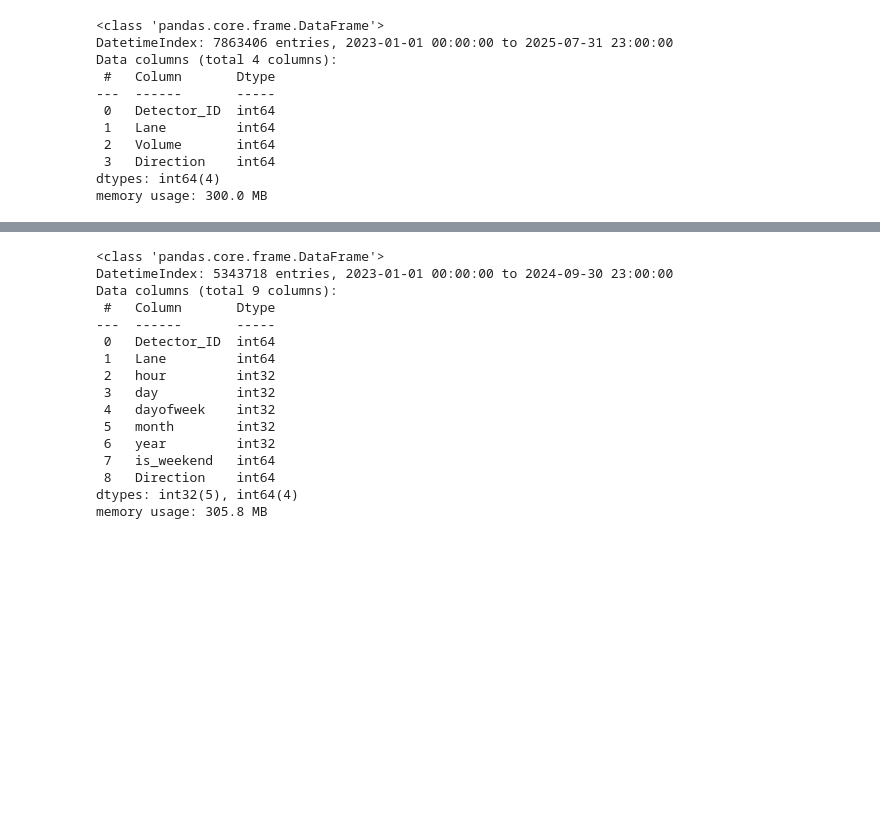
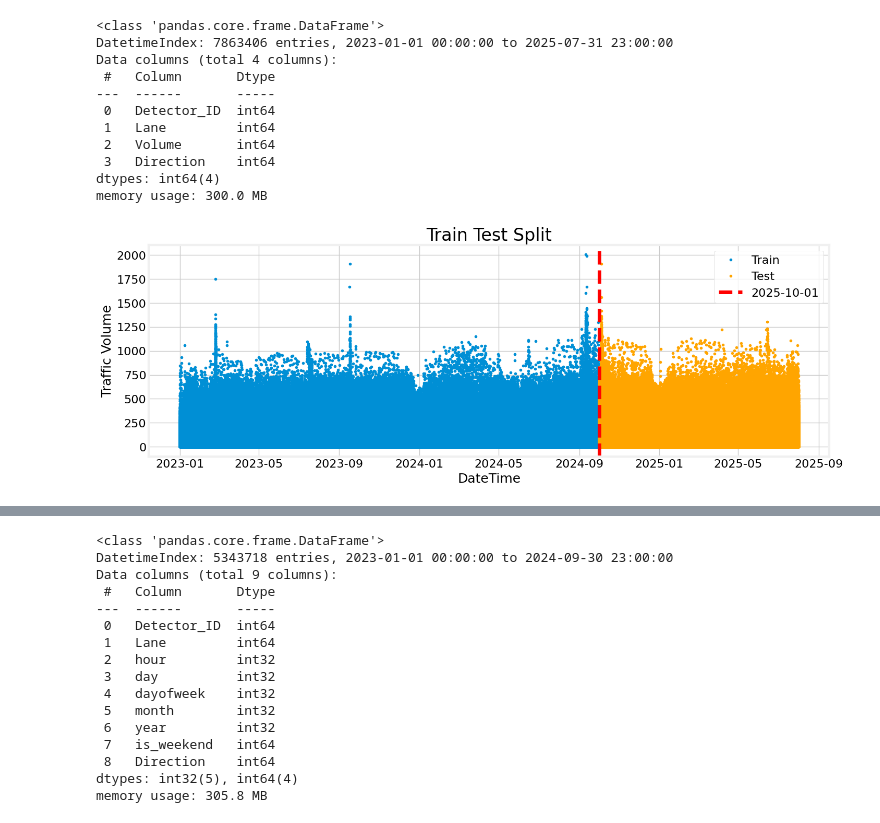
Before and after one commit to hanjuin/xai-traffic-prediction, a Jupyter notebook: notebooks/xgboost_training-6.ipynb, the cells around one changed output, grey strips where cells are left out. Saved outputs shown, nothing was run; the diff lists cells and outputs as text; code cells hidden in the pictures; blank space fills up the shorter version.

```diff
--- a/notebooks/xgboost_training-6.ipynb
+++ b/notebooks/xgboost_training-6.ipynb
@@ -122,6 +126,28 @@ def showFigureEachLaneTrafficForOneWeek(df):
 sub_df = df
 train = sub_df.loc[sub_df.index < '2024-10-01']
 test = sub_df.loc[sub_df.index >= '2024-10-01']
+# %%
+# =========================
+# Plot train and test into one single plot, with different colour
+# =========================
+fig, ax = plt.subplots(figsize=(15, 5))
+
+# Plot training data
+ax.plot(train.index, train['Volume'], '.', label='Train')
+
+# Plot testing data
+ax.plot(test.index, test['Volume'], '.', label='Test', color='orange')
+
+ax.set_title(f'Train Test Split', fontsize=24)
+ax.set_ylabel('Traffic Volume', fontsize=18)
+plt.xlabel('DateTime', fontsize=18)
+plt.axvline(x=pd.to_datetime('2024-10-01'), color='red', linestyle='--', linewidth=5, label='2025-10-01')
+plt.legend(fontsize=16)
+plt.xticks(fontsize=16)
+plt.yticks(fontsize=16)
+plt.show()
+# %% [output]
+[figure, added]
 # %%
 # =========================
 # Functions for Feature Creation
```
Also changed, not shown: parts of 27 cells of this notebook, 6 other files.
